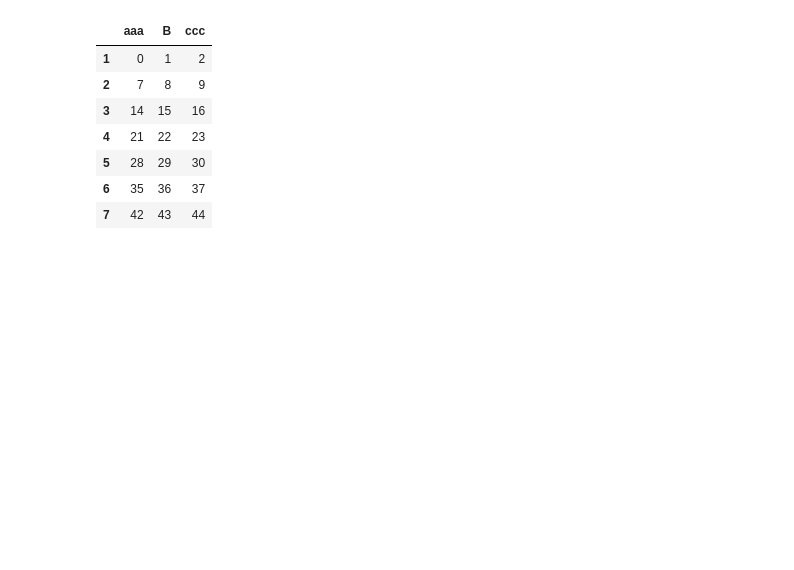
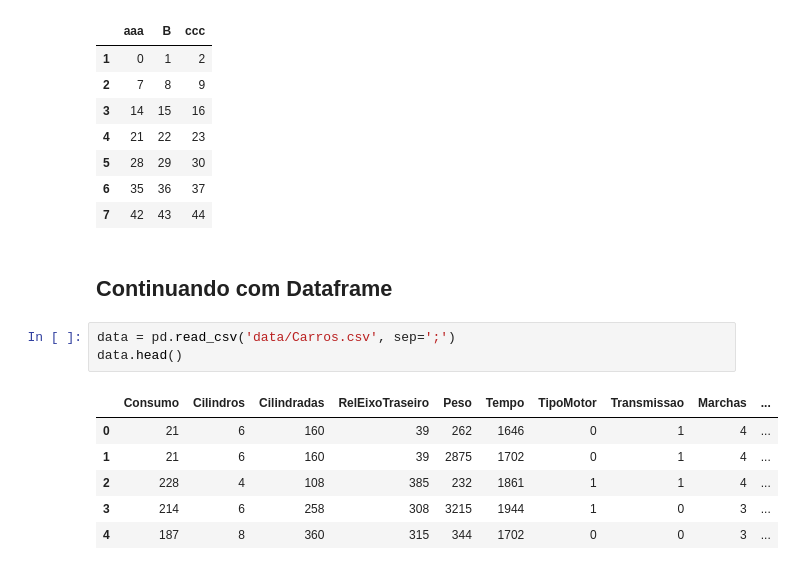
Before and after one commit to ai2-education-fiep-turma-5/02-programacao-python, a Jupyter notebook: src/aula10/Pandas_introducao.ipynb, the cells around one changed output. Saved outputs shown, nothing was run; the diff lists cells and outputs as text; blank space fills up the shorter version.

```diff
--- a/src/aula10/Pandas_introducao.ipynb
+++ b/src/aula10/Pandas_introducao.ipynb
@@ -520,3 +520,15 @@ img.iloc[:, 0:3]
 | 5 | 28 | 29 | 30 |
 | 6 | 35 | 36 | 37 |
 | 7 | 42 | 43 | 44 |
+# %% [markdown]
+## Continuando com Dataframe
+# %%
+data = pd.read_csv('data/Carros.csv', sep=';')
+data.head()
+# %% [output]
+|  | Consumo | Cilindros | Cilindradas | RelEixoTraseiro | Peso | Tempo | TipoMotor | Transmissao | Marchas | ... |
+| 0 | 21 | 6 | 160 | 39 | 262 | 1646 | 0 | 1 | 4 | ... |
+| 1 | 21 | 6 | 160 | 39 | 2875 | 1702 | 0 | 1 | 4 | ... |
+| 2 | 228 | 4 | 108 | 385 | 232 | 1861 | 1 | 1 | 4 | ... |
+| 3 | 214 | 6 | 258 | 308 | 3215 | 1944 | 1 | 0 | 3 | ... |
+| 4 | 187 | 8 | 360 | 315 | 344 | 1702 | 0 | 0 | 3 | ... |
```
Also changed, not shown: parts of 15 cells of this notebook, 8 other files.
